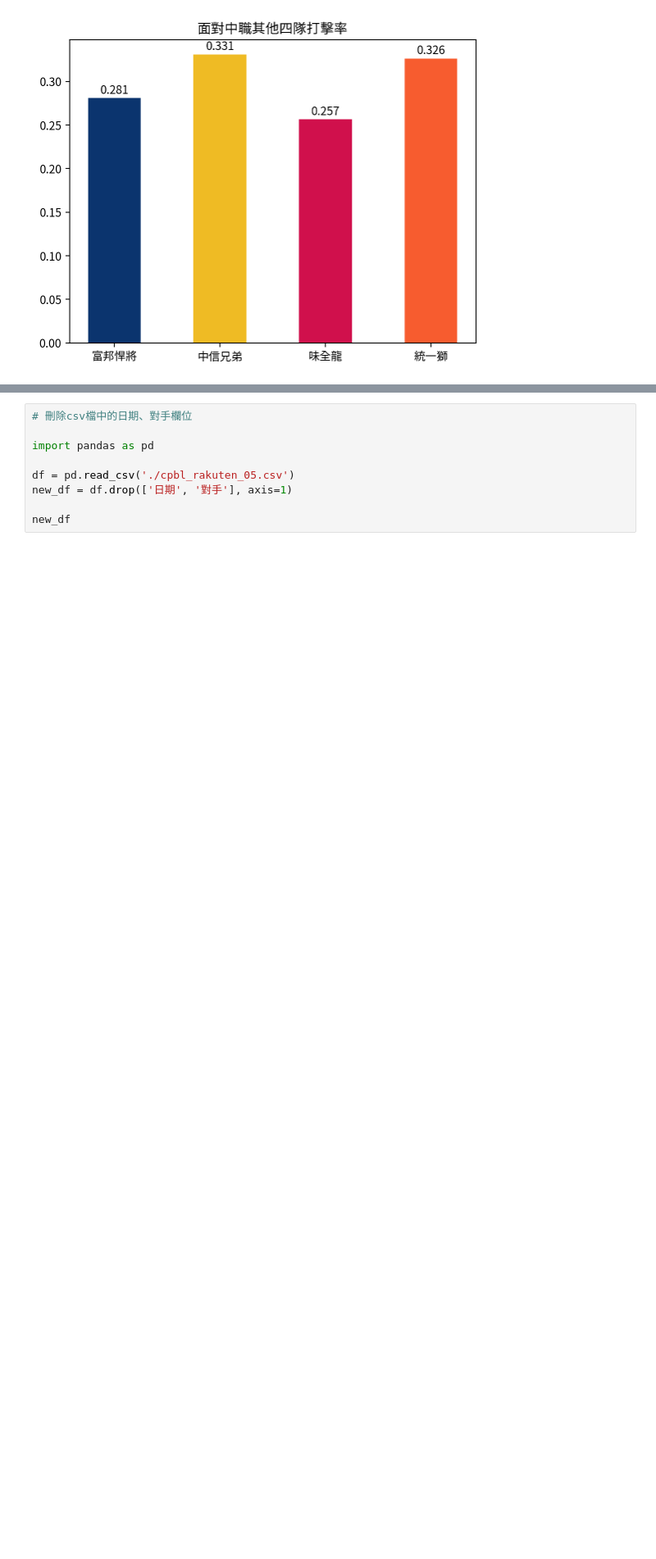
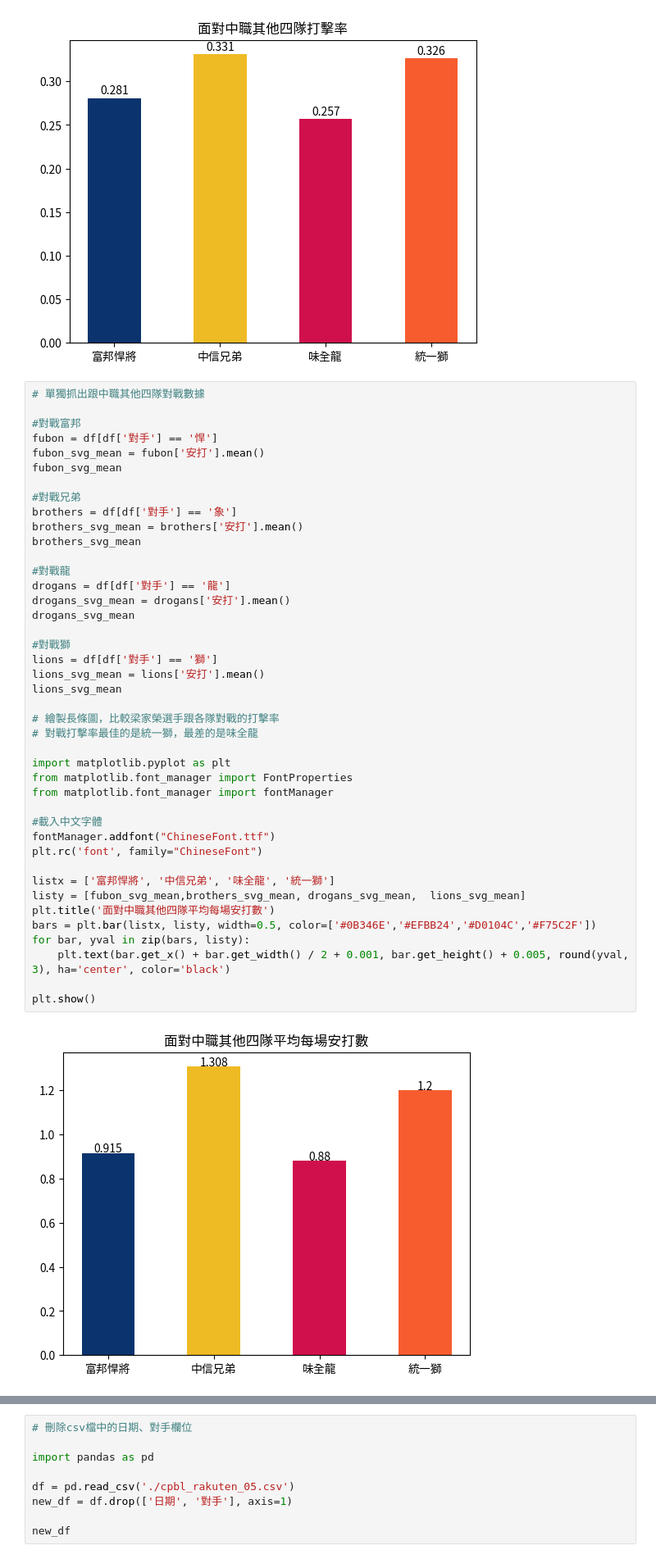
Before and after one commit to Rachelyah/CPBL_Baseball_ML_project, a Jupyter notebook: (2)資料清洗&視覺化.ipynb, the cells around one changed output, grey strips where cells are left out. Shown at 82% size. Saved outputs shown, nothing was run; the diff lists cells and outputs as text; blank space fills up the shorter version.

```diff
--- a/(2)資料清洗&視覺化.ipynb
+++ b/(2)資料清洗&視覺化.ipynb
@@ -161,6 +214,50 @@ for bar, yval in zip(bars, listy):
 plt.show()
 # %% [output]
 [figure]
+# %%
+# 單獨抓出跟中職其他四隊對戰數據
+
+#對戰富邦
+fubon = df[df['對手'] == '悍']
+fubon_svg_mean = fubon['安打'].mean()
+fubon_svg_mean
+
+#對戰兄弟
+brothers = df[df['對手'] == '象']
+brothers_svg_mean = brothers['安打'].mean()
+brothers_svg_mean
+
+#對戰龍
+drogans = df[df['對手'] == '龍']
+drogans_svg_mean = drogans['安打'].mean()
+drogans_svg_mean
+
+#對戰獅
+lions = df[df['對手'] == '獅']
+lions_svg_mean = lions['安打'].mean()
+lions_svg_mean
+
+# 繪製長條圖，比較梁家榮選手跟各隊對戰的打擊率
+# 對戰打擊率最佳的是統一獅，最差的是味全龍
+
+import matplotlib.pyplot as plt
+from matplotlib.font_manager import FontProperties
+from matplotlib.font_manager import fontManager
+
+#載入中文字體
+fontManager.addfont("ChineseFont.ttf")
+plt.rc('font', family="ChineseFont")
+
+listx = ['富邦悍將', '中信兄弟', '味全龍', '統一獅']
+listy = [fubon_svg_mean,brothers_svg_mean, drogans_svg_mean,  lions_svg_mean]
+plt.title('面對中職其他四隊平均每場安打數')
+bars = plt.bar(listx, listy, width=0.5, color=['#0B346E','#EFBB24','#D0104C','#F75C2F'])
+for bar, yval in zip(bars, listy):
+    plt.text(bar.get_x() + bar.get_width() / 2 + 0.001, bar.get_height() + 0.005, round(yval, 3), ha='center', color='black')
+
+plt.show()
+# %% [output]
+[figure, added]
 # %%
 #計算離群值（應該用不到）
 
```
Also changed, not shown: parts of 10 cells of this notebook.
